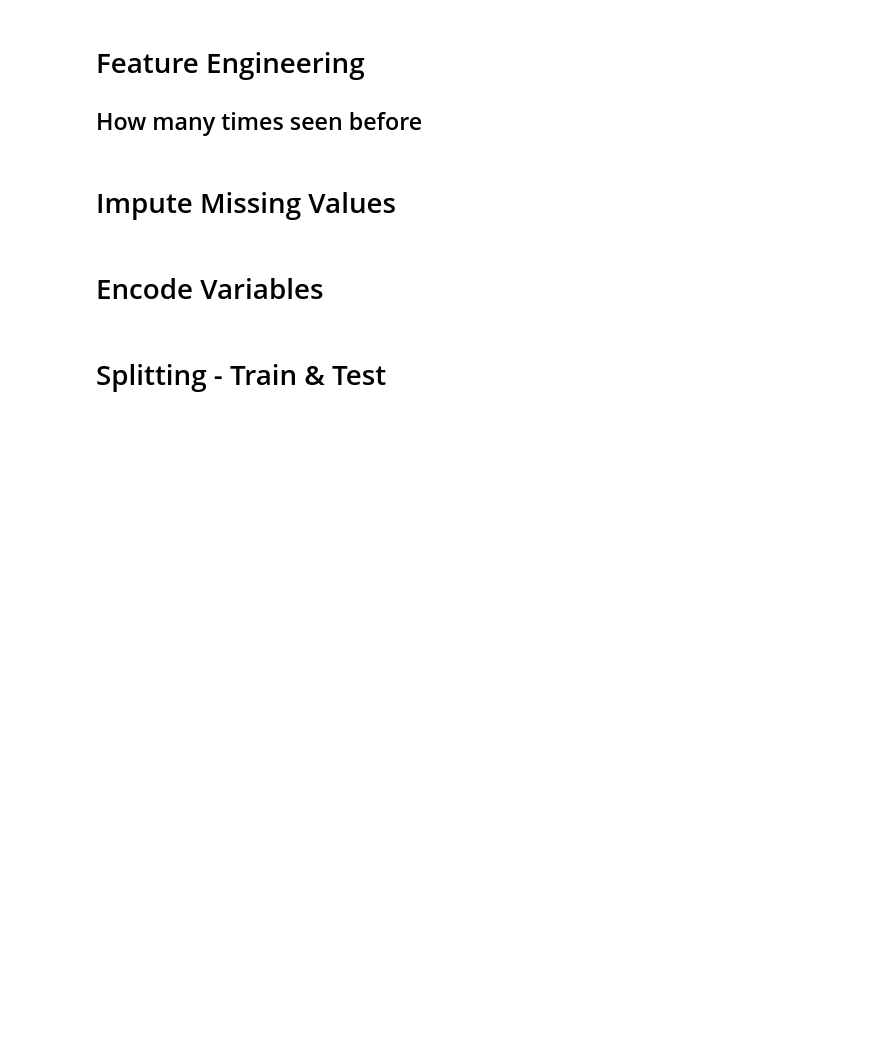
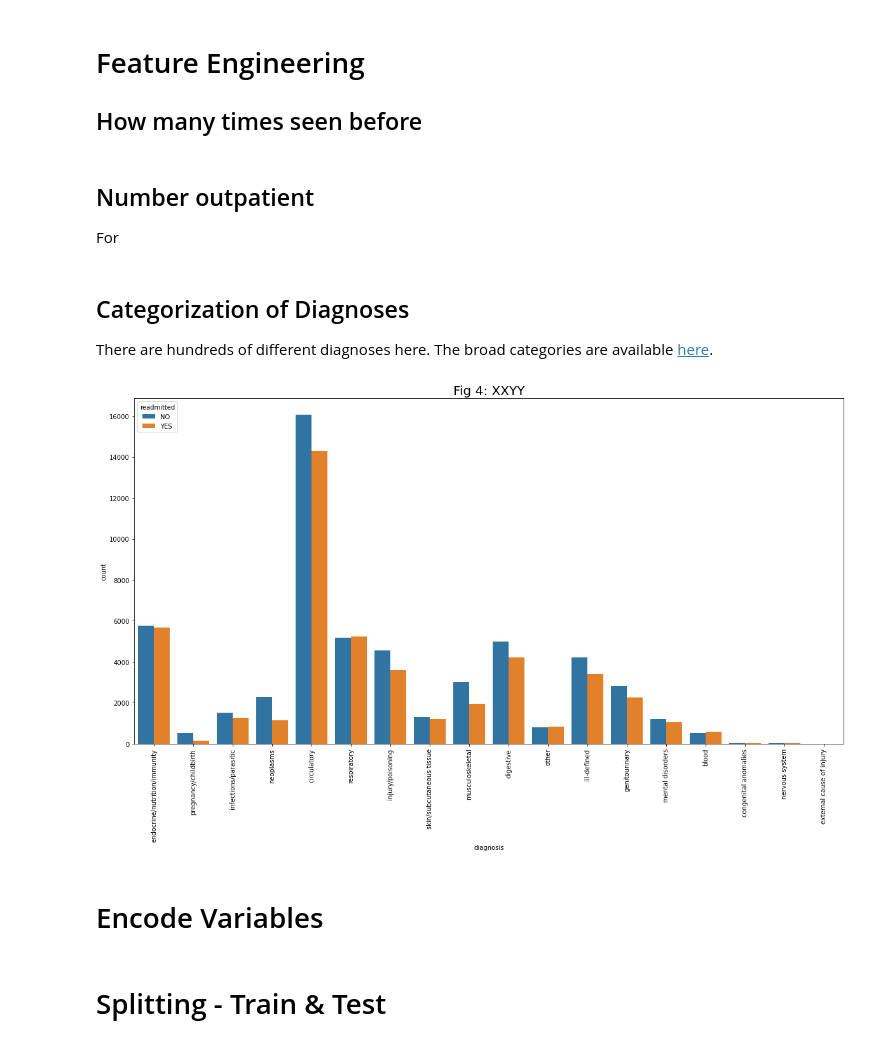
Before and after one commit to alexanderblindsey/hospital_readmissions, a Jupyter notebook: Binary Outcome.ipynb, the cells around one changed output. Cells and saved outputs as stored; diff of their text form; code cells hidden in the pictures; blank space fills up the shorter version.

```diff
--- a/Binary Outcome.ipynb
+++ b/Binary Outcome.ipynb
@@ -191,7 +191,7 @@ Over 90% of `weight` is missing, so it is dropped from the dataset. `payer_code`
 
 The other variables are missing a small percentage of their observations.
 # %%
-df.drop(['weight', 'payer_code', 'medical_specialty'], axis=1, inplace=True)
+df.drop(['weight', 'payer_code', 'medical_specialty', 'diag_2', 'diag_3'], axis=1, inplace=True)
 # %% [markdown]
 ## Exploratory Analysis
 # %%
@@ -280,24 +279,24 @@ sns.countplot(x=df['insulin'], hue=hue, ax=ax5);
+# %%
+df.rename(columns={'diag_1':'diagnosis'}, inplace=True)
+# %%
+for i in df.index:
+    current_race = df.at[i, 'race']
+    current_diag_1 = df.at[i, 'diagnosis']
+
+    if pd.isnull(current_race)==True:
+        df.at[i, 'race'] = 'Caucasian'
+
+    if pd.isnull(current_diag_1)==True:
+        df.at[i, 'diagnosis'] = 428
 # %% [markdown]
 # Feature Engineering
 
 ## How many times seen before
-# %% [markdown]
-# Impute Missing Values
-# %%
-for i in df.index:
-    current_race = df.at[i, 'race']
-    current_diag_1 = df.at[i, 'diag_1']
-    current_diag_2 = df.at[i, 'diag_2']
-    current_diag_3 = df.at[i, 'diag_3']
-
-    if pd.isnull(current_race)==True:
-        df.at[i, 'race'] = 'Caucasian'
-
-    if pd.isnull(current_diag_1)==True:
-        df.at[i, 'diag_1'] = 428
-
-    if pd.isnull(current_diag_2)==True:
-        df.at[i, 'diag_2'] = 276
-
-    if pd.isnull(current_diag_3)==True:
-        df.at[i, 'diag_3'] = 250
+# %% [markdown]
+## Number outpatient
+
+For
+# %% [markdown]
+## Categorization of Diagnoses
+
+There are hundreds of different diagnoses here. The broad categories are available [here](https://en.wikipedia.org/wiki/List_of_ICD-9_codes).
@@ -304,3 +355,11 @@ for i in df.index:
+# %%
+fig, ax = plt.subplots(1, 1, figsize=(20, 10))
+
+sns.countplot(x=df['diagnosis'], hue=hue, ax=ax)
+_ = plt.xticks(rotation=90)
+plt.title('Fig 4: XXYY', size=20);
+# %% [output]
+[figure, added]
 # %% [markdown]
 # Encode Variables
 # %%
```
Also changed, not shown: parts of 11 cells of this notebook.
